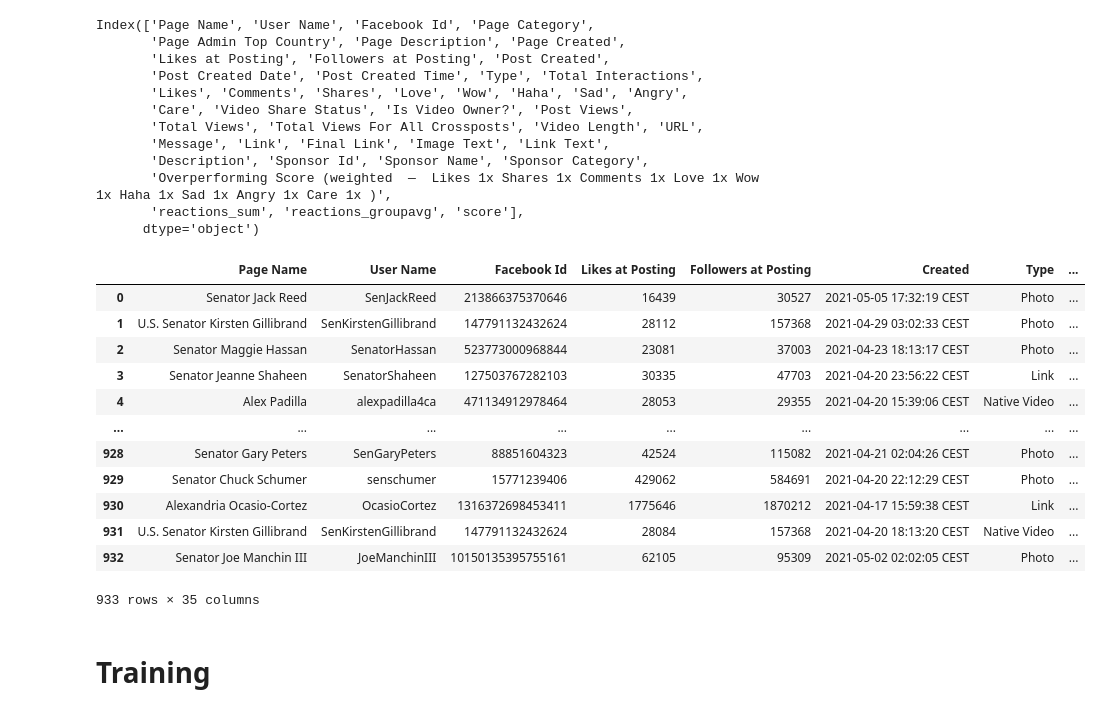
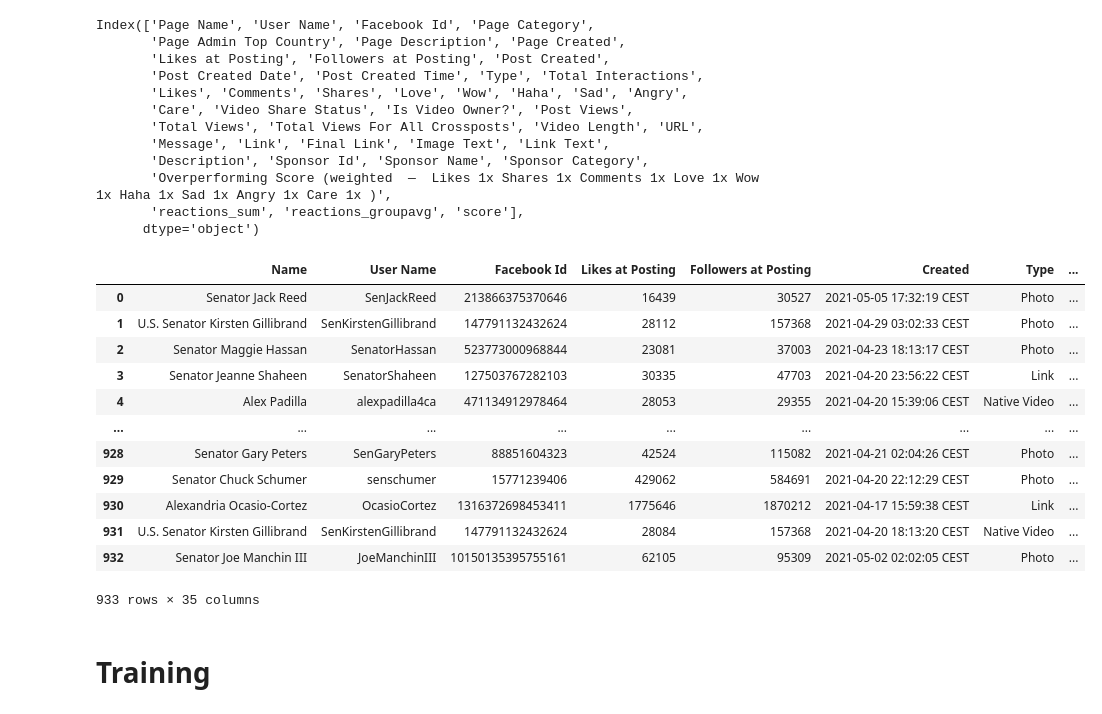
Before and after one commit to MoritzSchueler96/TUM-, a Jupyter notebook: data exploration/exploration_USParties.ipynb, the cells around one changed output. Saved outputs shown, nothing was run; the diff lists cells and outputs as text; code cells hidden in the pictures.

```diff
--- a/data exploration/exploration_USParties.ipynb
+++ b/data exploration/exploration_USParties.ipynb
@@ -82,12 +82,12 @@ Index(['Page Name', 'User Name', 'Facebook Id', 'Page Category',
 # %%
 unwanted_cols = ["Page Category", "Page Admin Top Country", "Page Description", "Page Created", "Post Created Date", "Post Created Time", "Is Video Owner?", "Sponsor Category"]
 
 df_filt = df_prep.drop(unwanted_cols, axis=1)
-# rename
-df_filt = df_filt.rename(columns={"Post Created": "Created"})
+# rename page and group name to name to be consistent
+df_filt = df_filt.rename(columns={"Post Created": "Created", "Group Name": "Name", "Page Name": "Name"})
 df_filt
 # %% [output]
-|  | Page Name | User Name | Facebook Id | Likes at Posting | Followers at Posting | Created | Type | ... |
+|  | Name | User Name | Facebook Id | Likes at Posting | Followers at Posting | Created | Type | ... |
 | 0 | Senator Jack Reed | SenJackReed | 213866375370646 | 16439 | 30527 | 2021-05-05 17:32:19 CEST | Photo | ... |
 | 1 | U.S. Senator Kirsten Gillibrand | SenKirstenGillibrand | 147791132432624 | 28112 | 157368 | 2021-04-29 03:02:33 CEST | Photo | ... |
 | 2 | Senator Maggie Hassan | SenatorHassan | 523773000968844 | 23081 | 37003 | 2021-04-23 18:13:17 CEST | Photo | ... |
```
Also changed, not shown: parts of 23 cells of this notebook, 2 other files.
